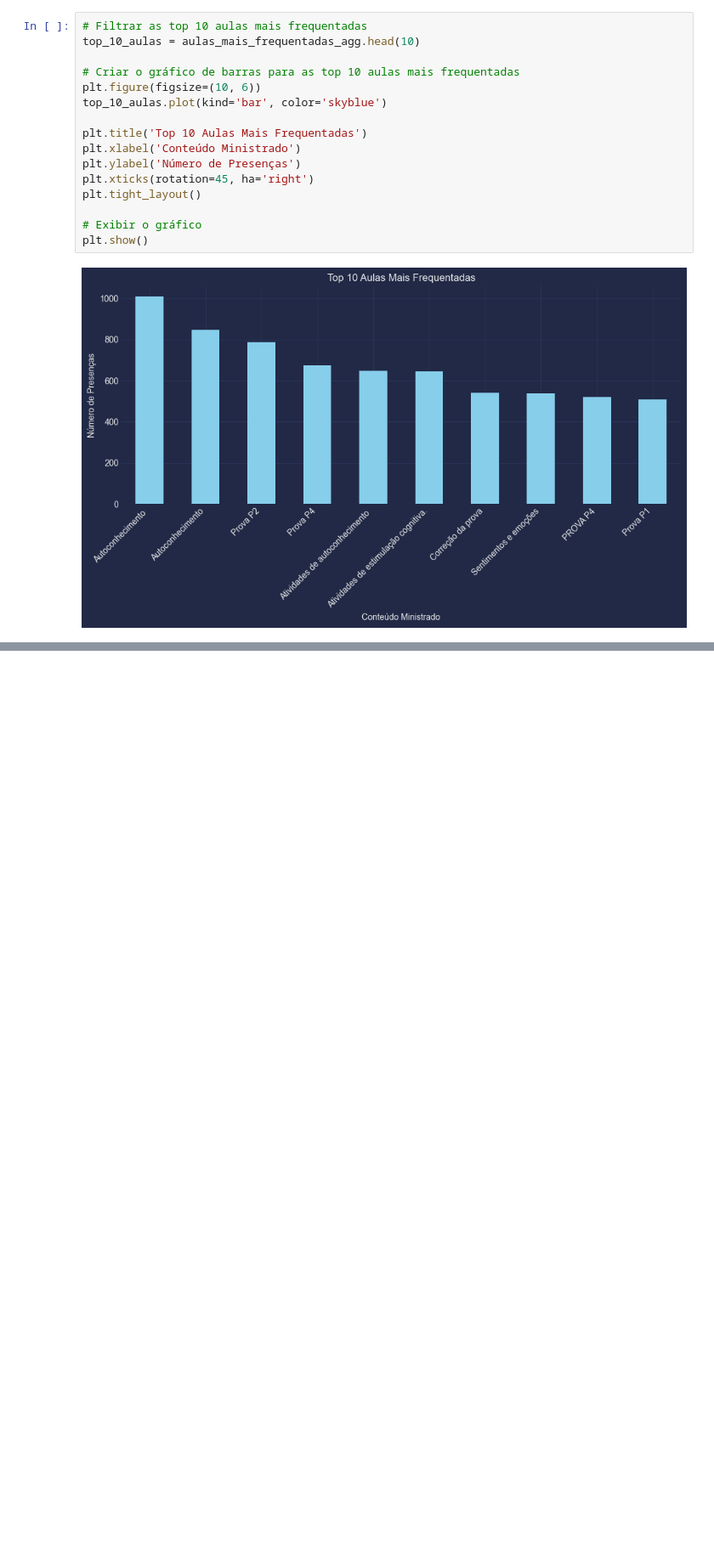
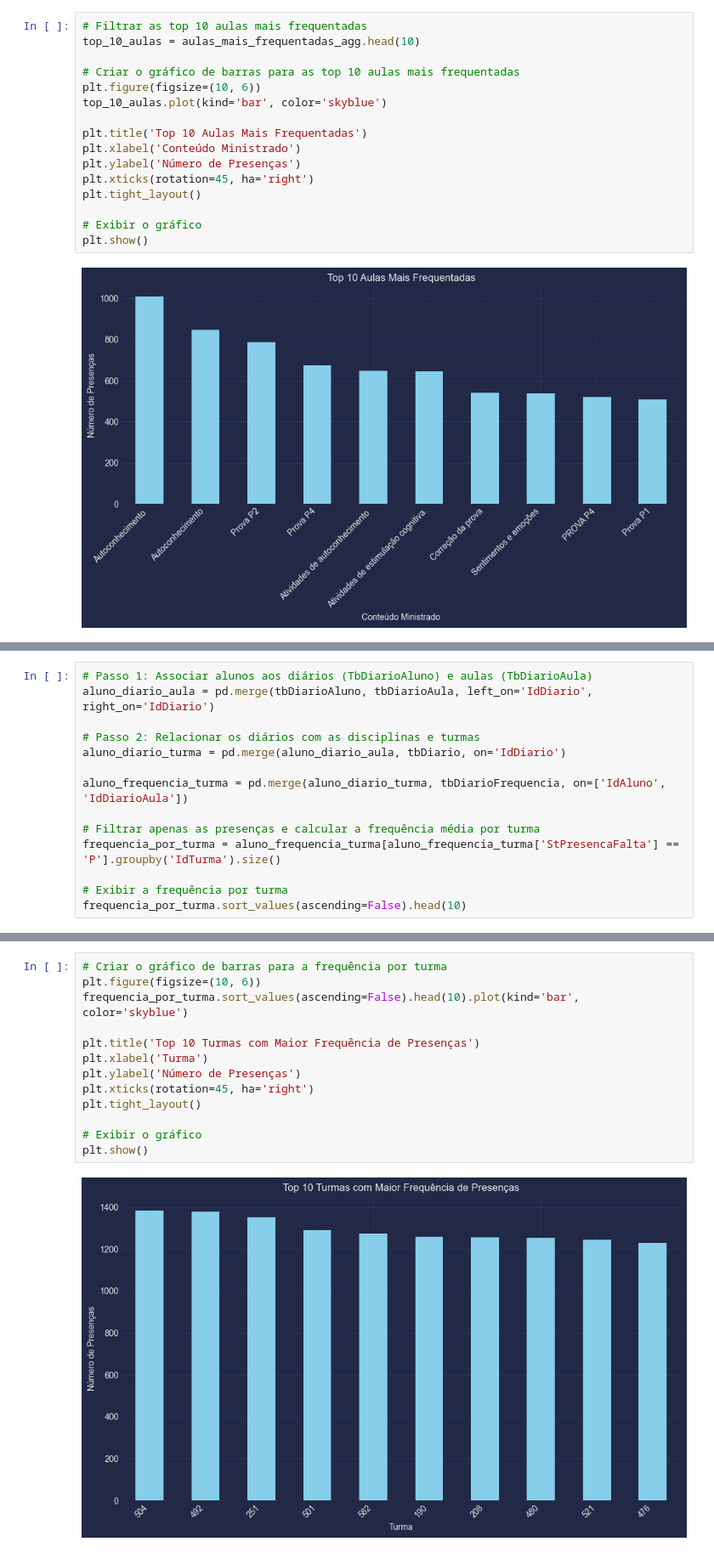
Before and after one commit to tulipia/passos-magicos, a Jupyter notebook: index_v2 copy.ipynb, the cells around one changed output, grey strips where cells are left out. Shown at 85% size. Drawn from its saved outputs; the diff is of its cells as text; blank space fills up the shorter version.

```diff
--- a/index_v2 copy.ipynb
+++ b/index_v2 copy.ipynb
@@ -679,0 +686,14 @@ plt.show()
+# %%
+# Passo 1: Associar alunos aos diários (TbDiarioAluno) e aulas (TbDiarioAula)
+aluno_diario_aula = pd.merge(tbDiarioAluno, tbDiarioAula, left_on='IdDiario', right_on='IdDiario')
+
+# Passo 2: Relacionar os diários com as disciplinas e turmas
+aluno_diario_turma = pd.merge(aluno_diario_aula, tbDiario, on='IdDiario')
+
+aluno_frequencia_turma = pd.merge(aluno_diario_turma, tbDiarioFrequencia, on=['IdAluno', 'IdDiarioAula'])
+
+# Filtrar apenas as presenças e calcular a frequência média por turma
+frequencia_por_turma = aluno_frequencia_turma[aluno_frequencia_turma['StPresencaFalta'] == 'P'].groupby('IdTurma').size()
+
+# Exibir a frequência por turma
+frequencia_por_turma.sort_values(ascending=False).head(10)
@@ -679,0 +713,15 @@ plt.show()
+# %%
+# Criar o gráfico de barras para a frequência por turma
+plt.figure(figsize=(10, 6))
+frequencia_por_turma.sort_values(ascending=False).head(10).plot(kind='bar', color='skyblue')
+
+plt.title('Top 10 Turmas com Maior Frequência de Presenças')
+plt.xlabel('Turma')
+plt.ylabel('Número de Presenças')
+plt.xticks(rotation=45, ha='right')
+plt.tight_layout()
+
+# Exibir o gráfico
+plt.show()
+# %% [output]
+[figure, added]
```
Also changed, not shown: parts of 8 cells of this notebook.
